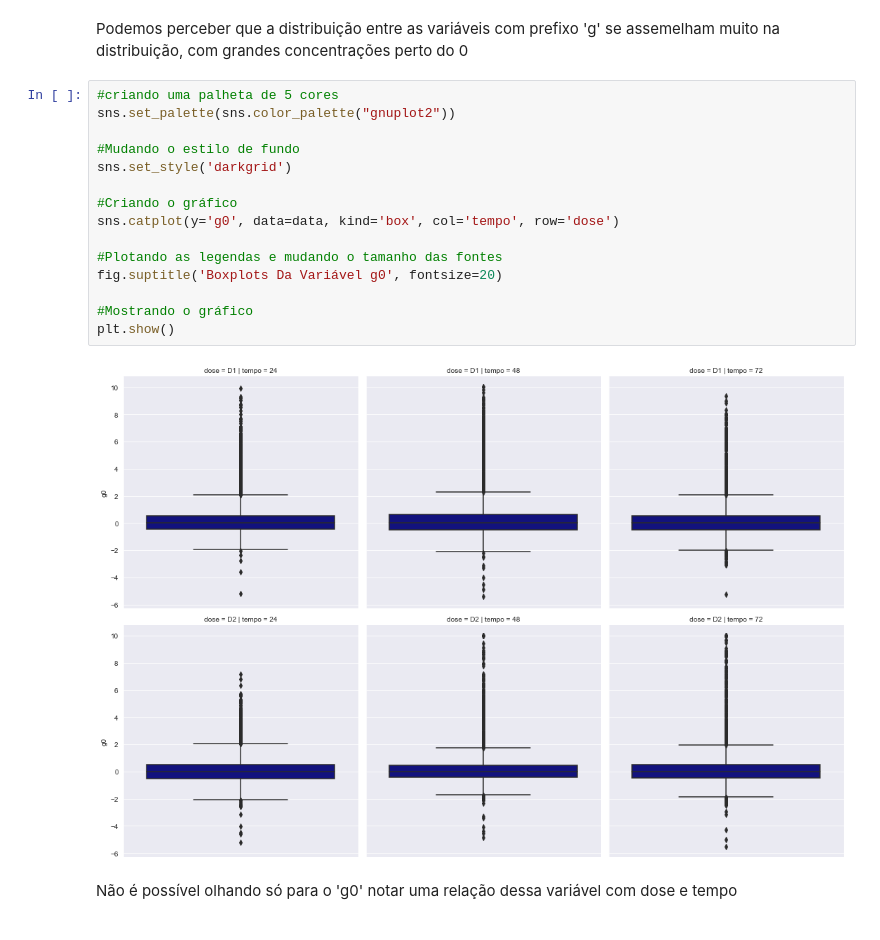
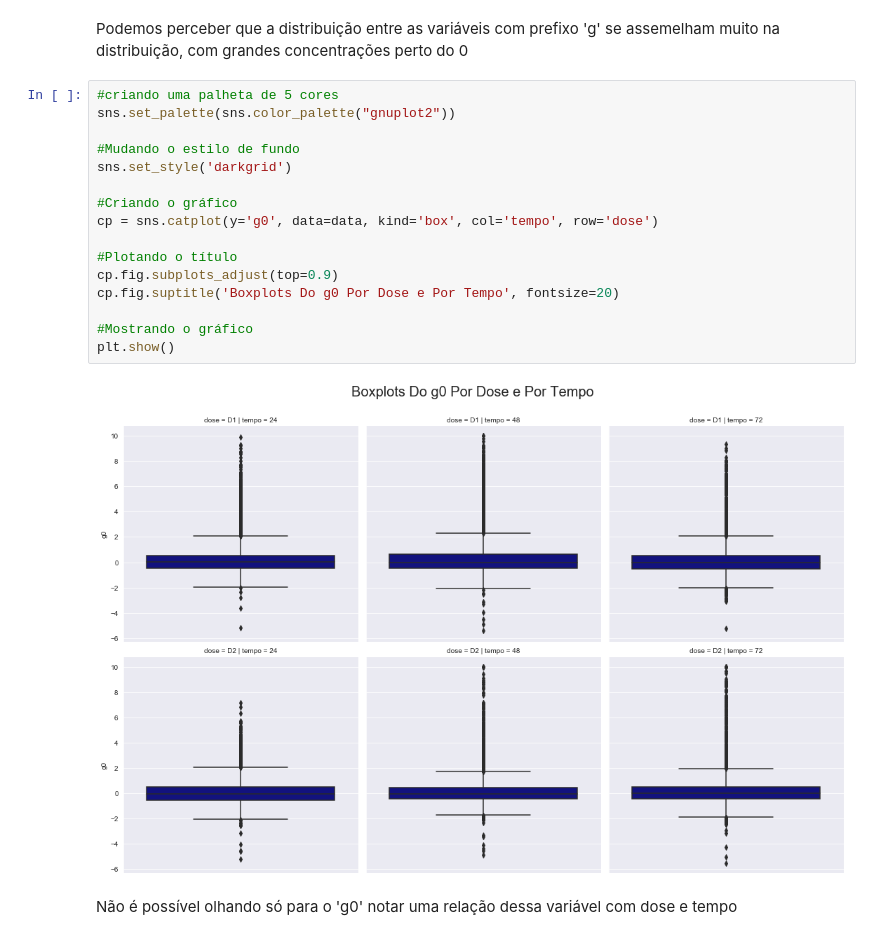
Before and after one commit to PedroHCAlmeida/imersao_dados3, a Jupyter notebook: Aula_2.ipynb, the cells around one changed output. Drawn from its saved outputs; the diff is of its cells as text.

```diff
--- a/Aula_2.ipynb
+++ b/Aula_2.ipynb
@@ -231,20 +231,21 @@ Podemos perceber que a distribuição entre as variáveis com prefixo 'g' se ass
 # %%
 #criando uma palheta de 5 cores
 sns.set_palette(sns.color_palette("gnuplot2"))
 
 #Mudando o estilo de fundo
 sns.set_style('darkgrid')
 
 #Criando o gráfico
-sns.catplot(y='g0', data=data, kind='box', col='tempo', row='dose')
+cp = sns.catplot(y='g0', data=data, kind='box', col='tempo', row='dose')
 
-#Plotando as legendas e mudando o tamanho das fontes
-fig.suptitle('Boxplots Da Variável g0', fontsize=20)
+#Plotando o título
+cp.fig.subplots_adjust(top=0.9)
+cp.fig.suptitle('Boxplots Do g0 Por Dose e Por Tempo', fontsize=20)
 
 #Mostrando o gráfico
 plt.show()
 # %% [output]
-[figure, old version]
+[figure, new version]
 # %% [markdown]
 Não é possível olhando só para o 'g0' notar uma relação dessa variável com dose e tempo
 # %%
```
Also changed, not shown: parts of 4 cells of this notebook.
